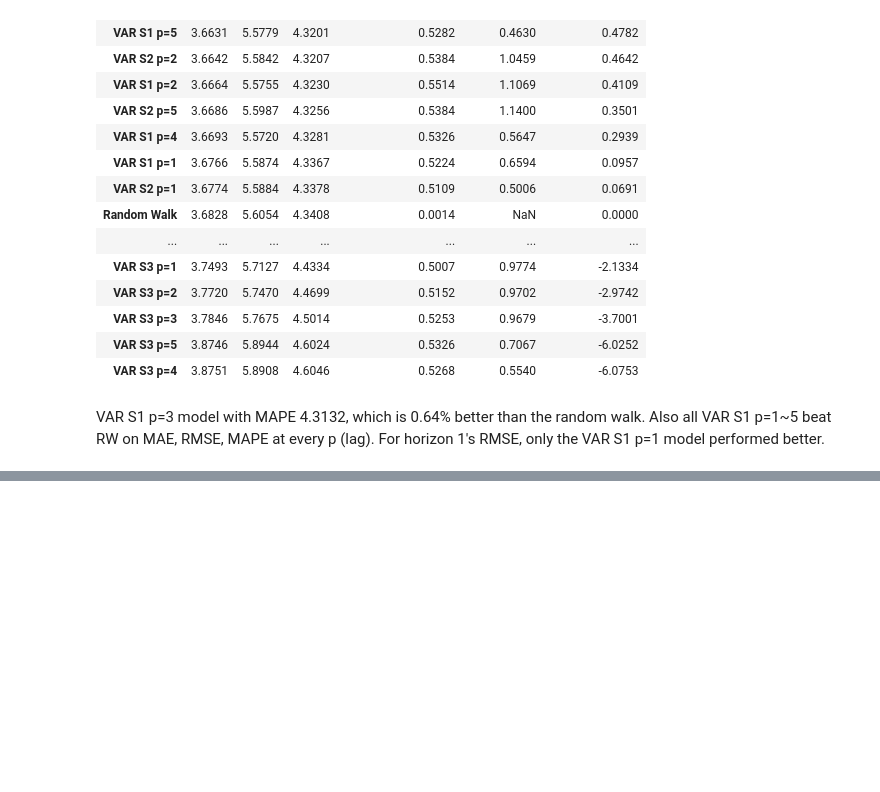
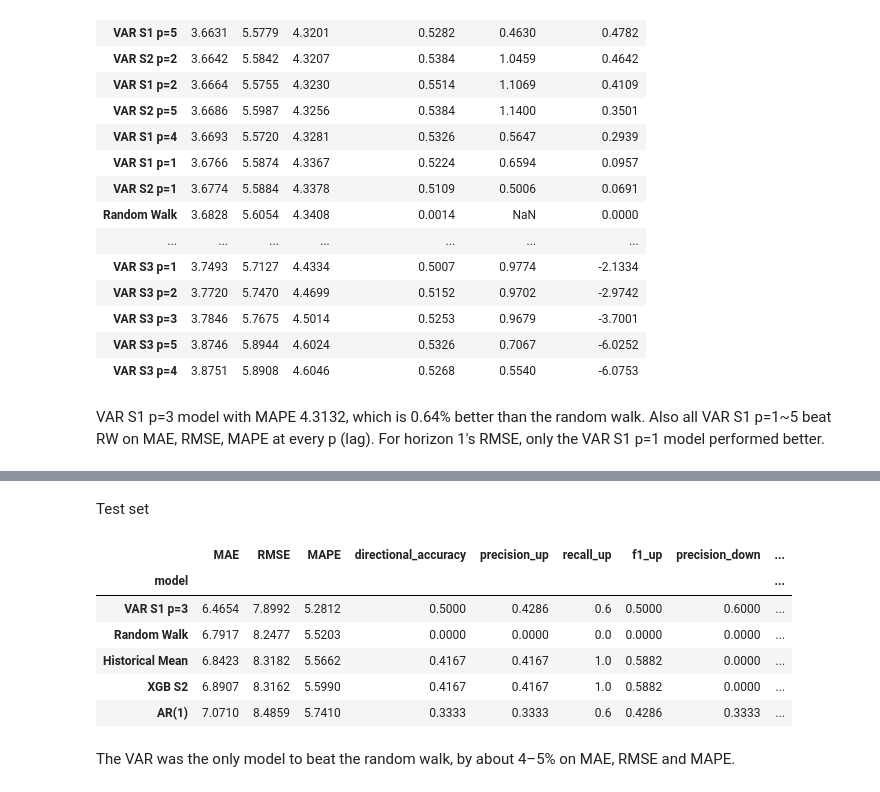
Before and after one commit to airrehn/Sample-Taxed, a Jupyter notebook: notebooks/aa_forecast5.ipynb, the cells around one changed output, grey strips where cells are left out. Drawn from its saved outputs; the diff is of its cells as text; code cells hidden in the pictures; blank space fills up the shorter version.

Commit message:
Tested h=5 on test set

```diff
--- a/notebooks/aa_forecast5.ipynb
+++ b/notebooks/aa_forecast5.ipynb
@@ -91,0 +188,28 @@ VAR S1 p=3 model with MAPE 4.3132, which is 0.64% better than the random walk. A
+# %% [markdown]
+Test set
+# %%
+test_args = dict(horizon=5, start_date="2026-10-01", end_date="2026-10-23",
+                 fit_end_date="2026-09-30", target_end_date="2026-10-23")
+
+test_results = {
+    "Random Walk": walk_forward(df_var, forecast_funct=random_walk_forecast, **test_args),
+    "Historical Mean": walk_forward(df_var, forecast_funct=historical_mean_forecast, lookback=3000, **test_args),
+    "AR(1)": walk_forward(df_var, forecast_funct=ar1_forecast, lookback=3000, **test_args),
+    "VAR S1 p=3": walk_forward(df_var, forecast_funct=var_forecast, cols=STAGES["S1"], lags=3, **test_args),
+    "XGB S2": walk_forward(df_var, forecast_funct=xgb_forecast, features=feats["S2"],
+                           n_estimators=50, max_depth=1, min_child_weight=100, **test_args),
+}
+test_table = compare_models(test_results, horizon=5)
+for metric in ["MAE", "RMSE", "MAPE"]:
+    test_table[f"{metric}_vs_RW_%"] = (1 - test_table[metric] / test_table.loc["Random Walk", metric]) * 100
+test_table.round(4).sort_values("MAPE")
+# %% [output]
+|  | MAE | RMSE | MAPE | directional_accuracy | precision_up | recall_up | f1_up | precision_down | ... |
+| model |  |  |  |  |  |  |  |  | ... |
+| VAR S1 p=3 | 6.4654 | 7.8992 | 5.2812 | 0.5000 | 0.4286 | 0.6 | 0.5000 | 0.6000 | ... |
+| Random Walk | 6.7917 | 8.2477 | 5.5203 | 0.0000 | 0.0000 | 0.0 | 0.0000 | 0.0000 | ... |
+| Historical Mean | 6.8423 | 8.3182 | 5.5662 | 0.4167 | 0.4167 | 1.0 | 0.5882 | 0.0000 | ... |
+| XGB S2 | 6.8907 | 8.3162 | 5.5990 | 0.4167 | 0.4167 | 1.0 | 0.5882 | 0.0000 | ... |
+| AR(1) | 7.0710 | 8.4859 | 5.7410 | 0.3333 | 0.3333 | 0.6 | 0.4286 | 0.3333 | ... |
+# %% [markdown]
+The VAR was the only model to beat the random walk, by about 4–5% on MAE, RMSE and MAPE.
```
Also changed, not shown: parts of 6 cells of this notebook.
